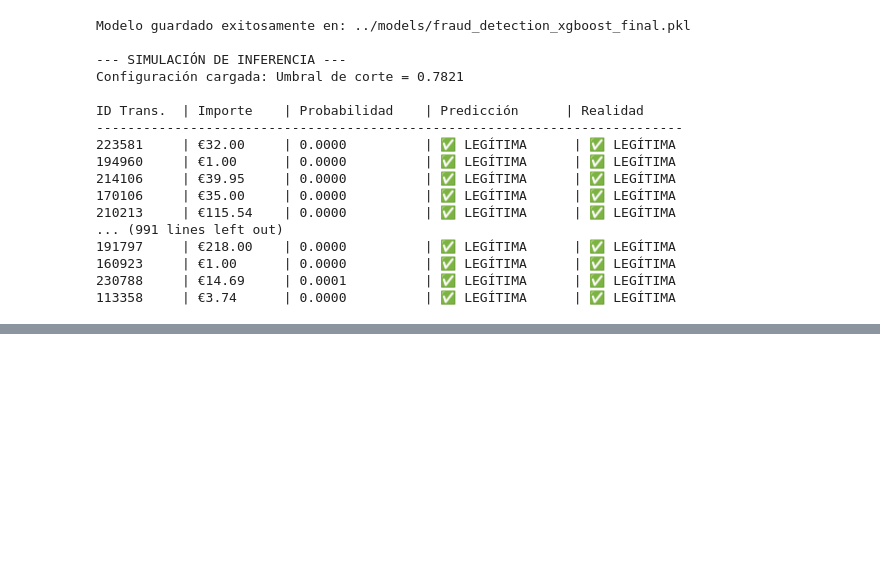
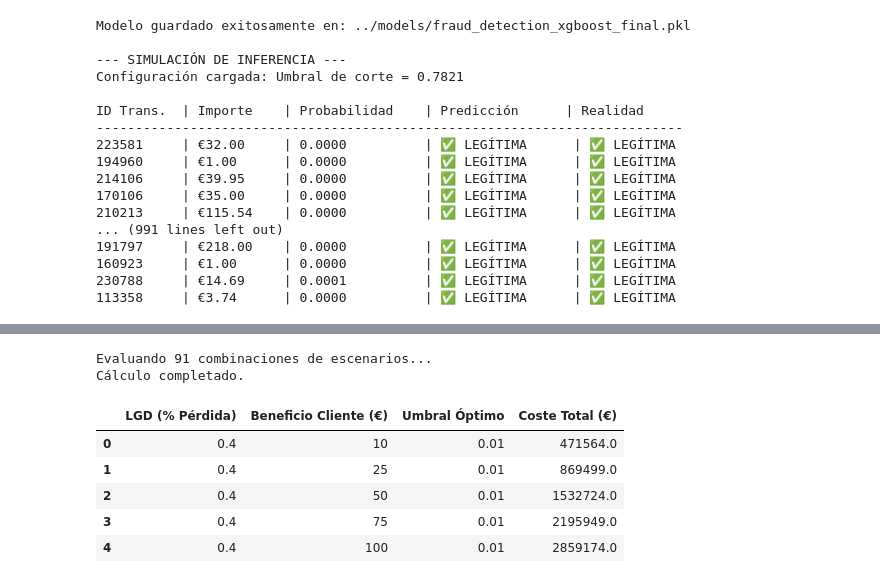
Before and after one commit to AlejandroJB18/tfg_info_deteccion_fraude, a Jupyter notebook: notebooks/analisis_sensibilidad.ipynb, the cells around one changed output, grey strips where cells are left out. Cells and saved outputs as stored; diff of their text form; code cells hidden in the pictures; blank space fills up the shorter version.

```diff
--- a/notebooks/analisis_sensibilidad.ipynb
+++ b/notebooks/analisis_sensibilidad.ipynb
@@ -280,0 +320,42 @@ ID Trans.  | Importe    | Probabilidad    | Predicción      | Realidad
+# %%
+# Definir rangos de escenarios
+profit_scenarios = [10, 25, 50, 75, 100, 125, 150, 175, 200, 250, 300, 400, 500]  # Beneficio dejado de ganar (Coste FP)
+lgd_scenarios = [0.4, 0.5, 0.6, 0.7, 0.8, 0.9, 1.0]         # % del préstamo perdido (Coste FN)
+
+results_sens_cs = []
+
+print(f"Evaluando {len(profit_scenarios) * len(lgd_scenarios)} combinaciones de escenarios...")
+
+for lgd in lgd_scenarios:
+    for profit in profit_scenarios:
+
+        # Calculamos el umbral que minimiza el coste para ESTA combinación específica
+        # Mapeo: fraud_loss = LGD, inspect_cost = Profit
+        best_thr, min_cost = best_threshold_by_cost(
+            y_test_cs,
+            probs_cs,
+            amount_test_cs,
+            fraud_loss=lgd,
+            inspect_cost=profit
+        )
+
+        results_sens_cs.append({
+            'LGD (% Pérdida)': lgd,
+            'Beneficio Cliente (€)': profit,
+            'Umbral Óptimo': best_thr,
+            'Coste Total (€)': min_cost
+        })
+
+# Crear DataFrame con los resultados
+df_sens_cs = pd.DataFrame(results_sens_cs)
+print("Cálculo completado.")
+display(df_sens_cs.head()) # Muestra las primeras filas
+# %% [output]
+Evaluando 91 combinaciones de escenarios...
+Cálculo completado.
+|  | LGD (% Pérdida) | Beneficio Cliente (€) | Umbral Óptimo | Coste Total (€) |
+| 0 | 0.4 | 10 | 0.01 | 471564.0 |
+| 1 | 0.4 | 25 | 0.01 | 869499.0 |
+| 2 | 0.4 | 50 | 0.01 | 1532724.0 |
+| 3 | 0.4 | 75 | 0.01 | 2195949.0 |
+| 4 | 0.4 | 100 | 0.01 | 2859174.0 |
```
Also changed, not shown: parts of 6 cells of this notebook, 8 other files.
